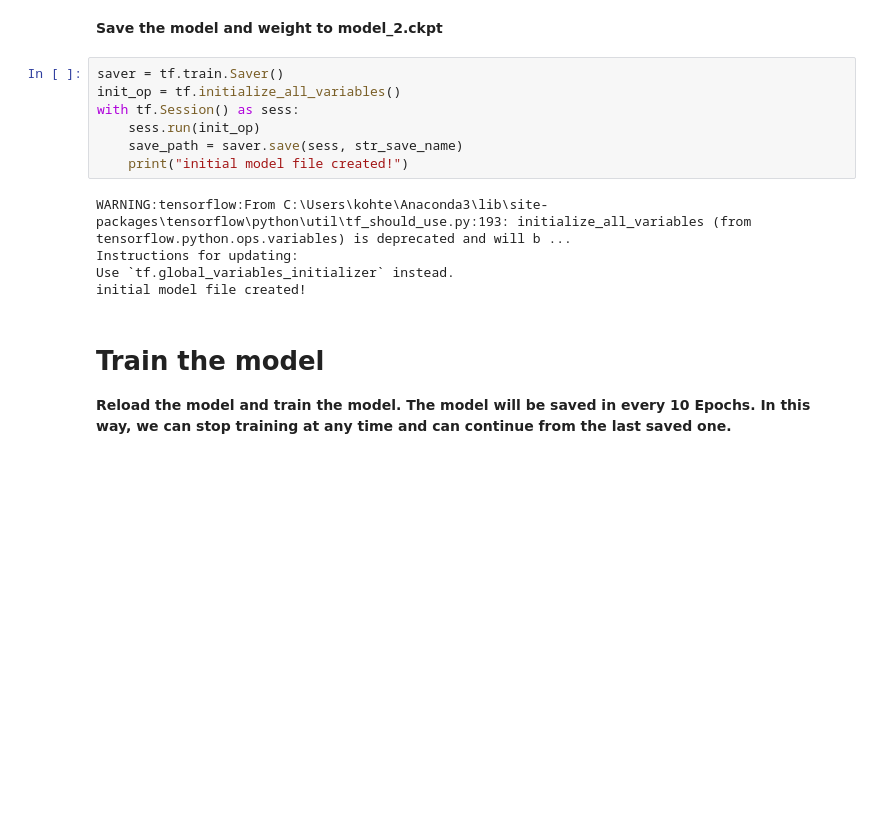
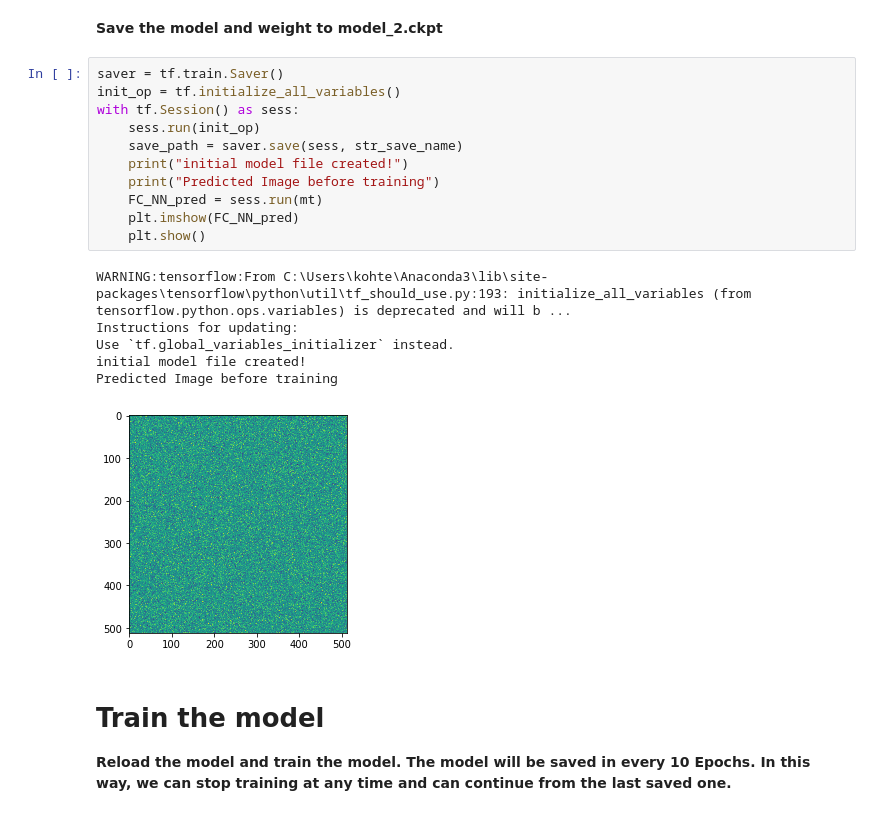
Before and after one commit to Kyaw-Htet/Playing-with-TensorFlow-, a Jupyter notebook: Auto discovery_with_TensorFlow_v2.ipynb, the cells around one changed output. Drawn from its saved outputs; the diff is of its cells as text; blank space fills up the shorter version.

```diff
--- a/Auto discovery_with_TensorFlow_v2.ipynb
+++ b/Auto discovery_with_TensorFlow_v2.ipynb
@@ -86,15 +103,21 @@ Colocations handled automatically by placer.
 # %%
 saver = tf.train.Saver()
 init_op = tf.initialize_all_variables()
 with tf.Session() as sess:
     sess.run(init_op)
     save_path = saver.save(sess, str_save_name)
     print("initial model file created!")
+    print("Predicted Image before training")
+    FC_NN_pred = sess.run(mt)
+    plt.imshow(FC_NN_pred)
+    plt.show()
 # %% [output]
 WARNING:tensorflow:From C:\Users\kohte\Anaconda3\lib\site-packages\tensorflow\python\util\tf_should_use.py:193: initialize_all_variables (from tensorflow.python.ops.variables) is deprecated and will b ...
 Instructions for updating:
 Use `tf.global_variables_initializer` instead.
 initial model file created!
+Predicted Image before training
+[figure, added]
 # %% [markdown]
 # Train the model
 **Reload the model and train the model. The model will be saved in every 10 Epochs. In this way, we can stop training at any time and can continue from the last saved one.**
```
Also changed, not shown: parts of 8 cells of this notebook.
